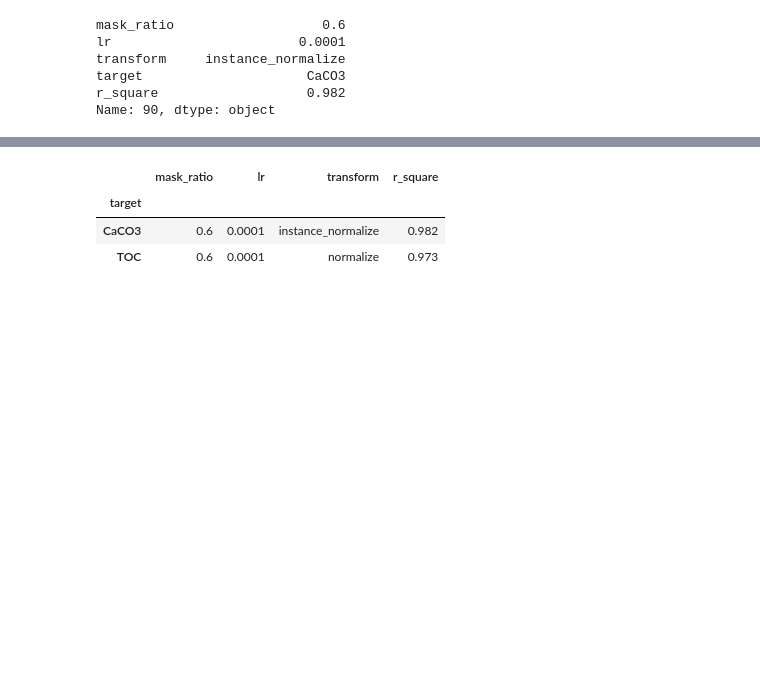
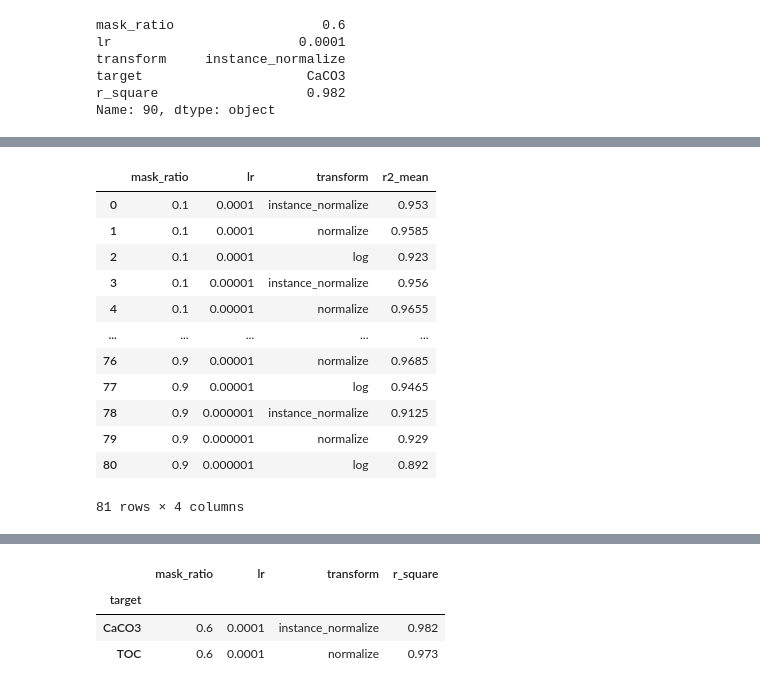
Before and after one commit to dispink/xpt, a Jupyter notebook: notebooks/finetune_05.ipynb, the cells around one changed output, grey strips where cells are left out. Cells and saved outputs as stored; diff of their text form; code cells hidden in the pictures; blank space fills up the shorter version.

```diff
--- a/notebooks/finetune_05.ipynb
+++ b/notebooks/finetune_05.ipynb
@@ -156,0 +174,24 @@ Name: 90, dtype: object
+# %%
+r2_mean_df = pd.DataFrame()
+for i in range(1, len(df), 2):
+    r2_mean = df.loc[i:i+1, "r_square"].mean()
+    tmp_df = df.iloc[i, :3].copy()
+    tmp_df["r2_mean"] = r2_mean
+    r2_mean_df = pd.concat([r2_mean_df, tmp_df], axis=1)
+
+r2_mean_df = r2_mean_df.T.reset_index(drop=True)
+r2_mean_df
+# %% [output]
+|  | mask_ratio | lr | transform | r2_mean |
+| 0 | 0.1 | 0.0001 | instance_normalize | 0.953 |
+| 1 | 0.1 | 0.0001 | normalize | 0.9585 |
+| 2 | 0.1 | 0.0001 | log | 0.923 |
+| 3 | 0.1 | 0.00001 | instance_normalize | 0.956 |
+| 4 | 0.1 | 0.00001 | normalize | 0.9655 |
+| ... | ... | ... | ... | ... |
+| 76 | 0.9 | 0.00001 | normalize | 0.9685 |
+| 77 | 0.9 | 0.00001 | log | 0.9465 |
+| 78 | 0.9 | 0.000001 | instance_normalize | 0.9125 |
+| 79 | 0.9 | 0.000001 | normalize | 0.929 |
+| 80 | 0.9 | 0.000001 | log | 0.892 |
+81 rows × 4 columns
```
Also changed, not shown: parts of 11 cells of this notebook.
